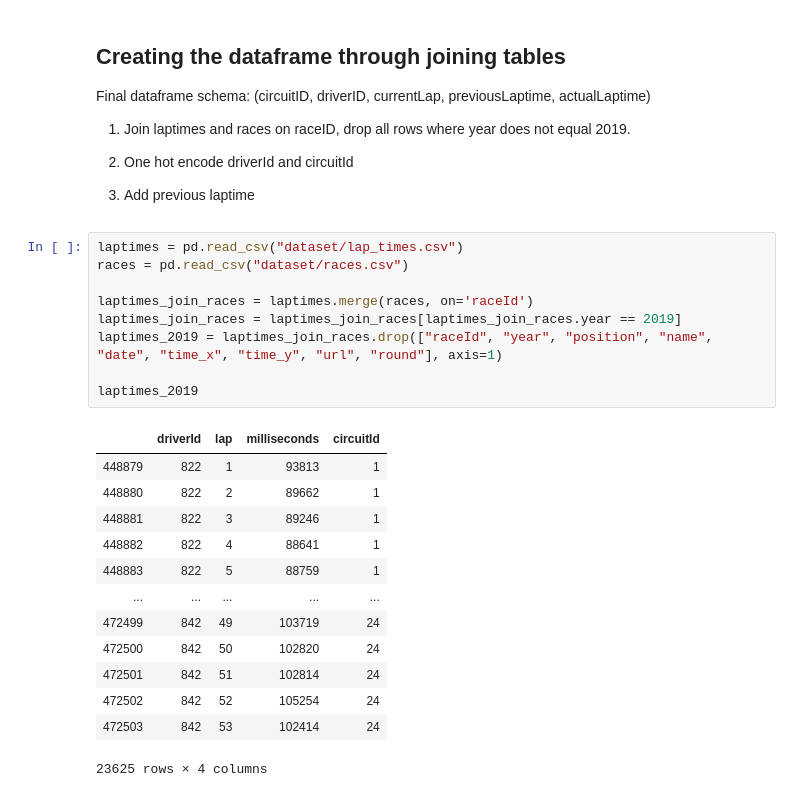
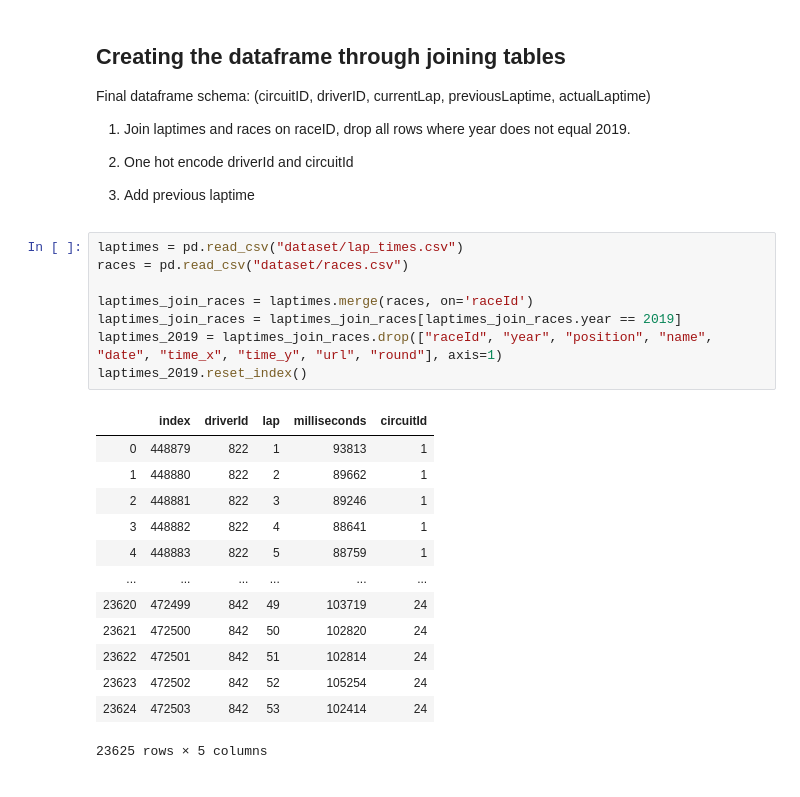
Before and after one commit to AKShaw/F1-laptime-predictor, a Jupyter notebook: F1 Laptime Predictor.ipynb, the cells around one changed output. Drawn from its saved outputs; the diff is of its cells as text.

```diff
--- a/F1 Laptime Predictor.ipynb
+++ b/F1 Laptime Predictor.ipynb
@@ -21,23 +21,22 @@ Final dataframe schema: (circuitID, driverID, currentLap, previousLaptime, actua
 # %%
 laptimes = pd.read_csv("dataset/lap_times.csv")
 races = pd.read_csv("dataset/races.csv")
 
 laptimes_join_races = laptimes.merge(races, on='raceId')
 laptimes_join_races = laptimes_join_races[laptimes_join_races.year == 2019]
 laptimes_2019 = laptimes_join_races.drop(["raceId", "year", "position", "name", "date", "time_x", "time_y", "url", "round"], axis=1)
-
-laptimes_2019
+laptimes_2019.reset_index()
 # %% [output]
-|  | driverId | lap | milliseconds | circuitId |
-| 448879 | 822 | 1 | 93813 | 1 |
-| 448880 | 822 | 2 | 89662 | 1 |
-| 448881 | 822 | 3 | 89246 | 1 |
-| 448882 | 822 | 4 | 88641 | 1 |
-| 448883 | 822 | 5 | 88759 | 1 |
-| ... | ... | ... | ... | ... |
-| 472499 | 842 | 49 | 103719 | 24 |
-| 472500 | 842 | 50 | 102820 | 24 |
-| 472501 | 842 | 51 | 102814 | 24 |
-| 472502 | 842 | 52 | 105254 | 24 |
-| 472503 | 842 | 53 | 102414 | 24 |
+|  | index | driverId | lap | milliseconds | circuitId |
+| 0 | 448879 | 822 | 1 | 93813 | 1 |
+| 1 | 448880 | 822 | 2 | 89662 | 1 |
+| 2 | 448881 | 822 | 3 | 89246 | 1 |
+| 3 | 448882 | 822 | 4 | 88641 | 1 |
+| 4 | 448883 | 822 | 5 | 88759 | 1 |
+| ... | ... | ... | ... | ... | ... |
+| 23620 | 472499 | 842 | 49 | 103719 | 24 |
+| 23621 | 472500 | 842 | 50 | 102820 | 24 |
+| 23622 | 472501 | 842 | 51 | 102814 | 24 |
+| 23623 | 472502 | 842 | 52 | 105254 | 24 |
+| 23624 | 472503 | 842 | 53 | 102414 | 24 |
-23625 rows × 4 columns
+23625 rows × 5 columns
```
Also changed, not shown: parts of 2 cells of this notebook.
